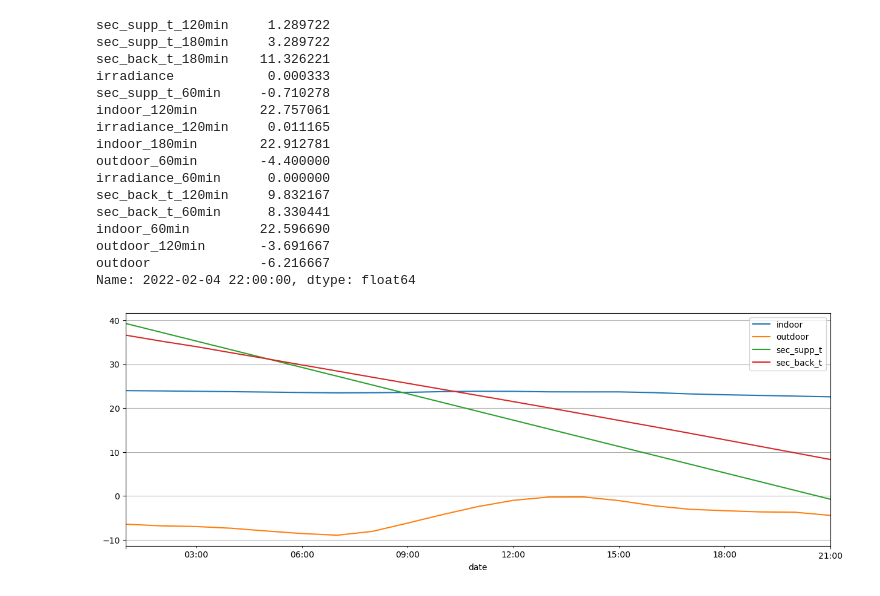
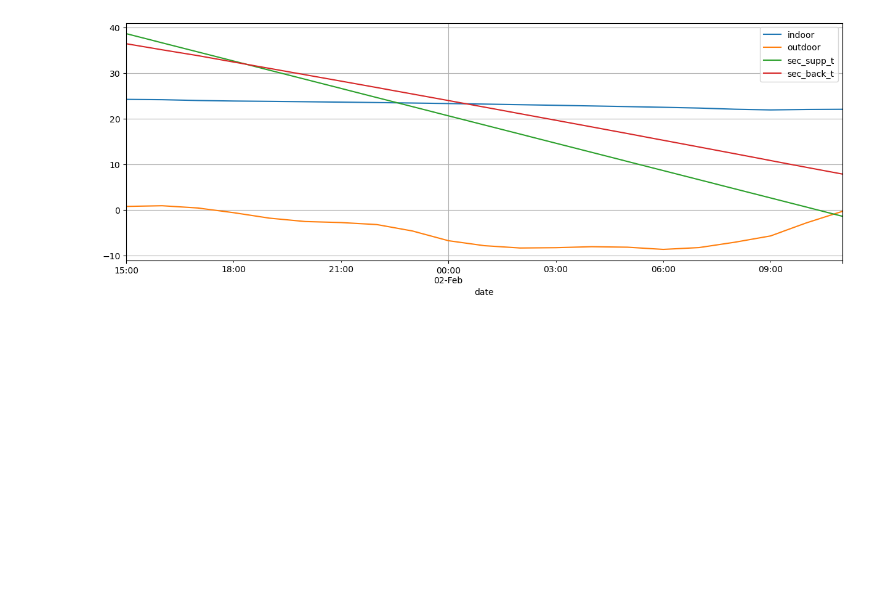
Before and after one commit to xsjk/ART1425-Project, a Jupyter notebook: train.ipynb, the cells around one changed output. Cells and saved outputs as stored; diff of their text form; code cells hidden in the pictures; blank space fills up the shorter version.

```diff
--- a/train.ipynb
+++ b/train.ipynb
@@ -43,0 +16,12 @@ Logging to ./runs/DDPG_2
+# %%
+TOTAL_TIMESTEPS = 5e4
+LOG_INTERVAL = 100
+
+env = gym.make(
+    "hsup/HeatSupply-v0",
+    max_episode_steps=24,
+
+    data=data,
+    model_indoor=model_indoor,
+    model_sec_back_t=model_sec_back_t,
+)
@@ -44,26 +32,13 @@ Logging to ./runs/DDPG_2
 # %%
-obs, info = env.reset()
+model = DDPG.load(f"checkpoints/ddpg-{TOTAL_TIMESTEPS}")
+
+obs, _ = env.reset()
 while True:
     action, _states = model.predict(obs, deterministic=True)
-    obs, reward, done, trunc, info = env.step(action)
+    obs, reward, done, trunc, _ = env.step(action)
     if trunc or done:
         break
+
 env.render()
 # %% [output]
-sec_supp_t_120min     1.289722
-sec_supp_t_180min     3.289722
-sec_back_t_180min    11.326221
-irradiance            0.000333
-sec_supp_t_60min     -0.710278
-indoor_120min        22.757061
-irradiance_120min     0.011165
-indoor_180min        22.912781
-outdoor_60min        -4.400000
-irradiance_60min      0.000000
-sec_back_t_120min     9.832167
-sec_back_t_60min      8.330441
-indoor_60min         22.596690
-outdoor_120min       -3.691667
-outdoor              -6.216667
-Name: 2022-02-04 22:00:00, dtype: float64
-[figure, old version]
+[figure, new version]
```
Also changed, not shown: parts of 3 cells of this notebook, 4 other files.
